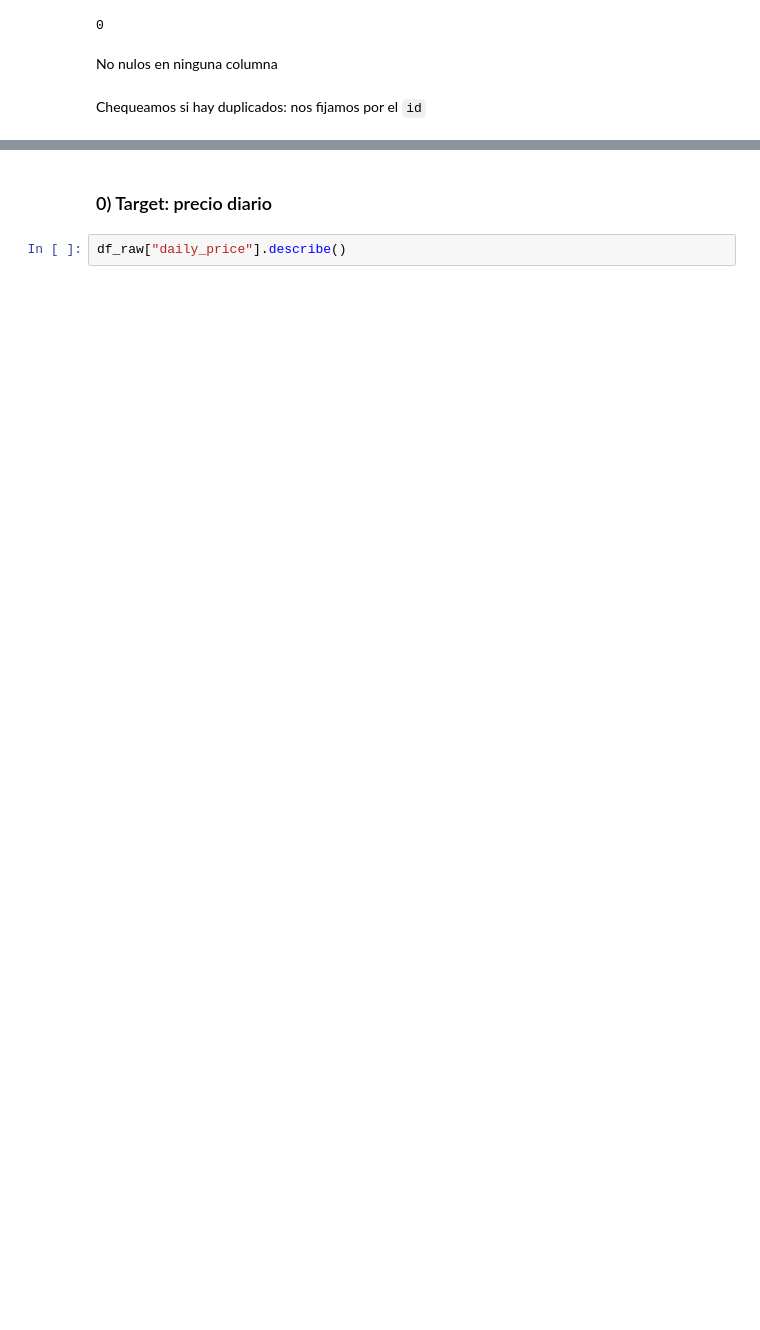
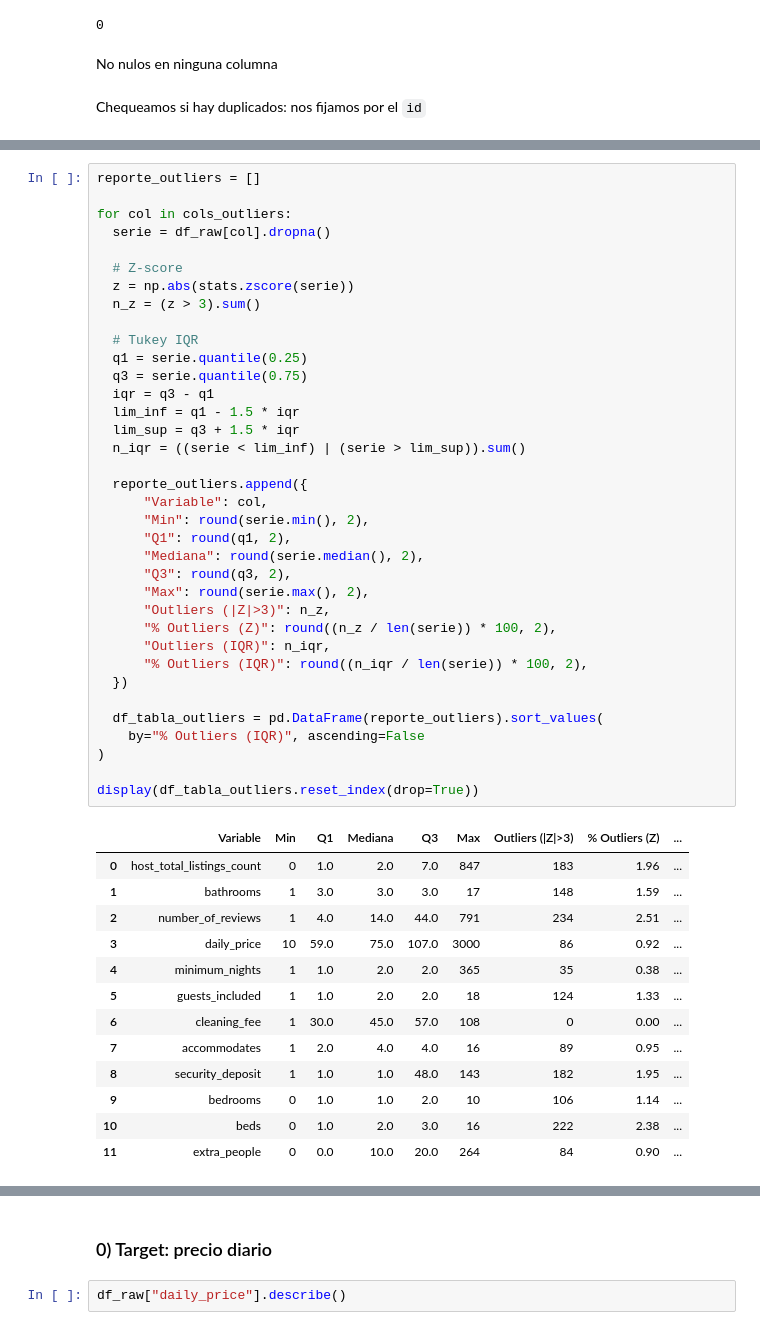
Before and after one commit to santidrelew/tp-mpg, a Jupyter notebook: notebooks/01_EDA.ipynb, the cells around one changed output, grey strips where cells are left out. Drawn from its saved outputs; the diff is of its cells as text; blank space fills up the shorter version.

```diff
--- a/notebooks/01_EDA.ipynb
+++ b/notebooks/01_EDA.ipynb
@@ -151,0 +255,50 @@ El objetivo del problema de regresión es **predecir el precio por noche (`daily
+# %%
+reporte_outliers = []
+
+for col in cols_outliers:
+  serie = df_raw[col].dropna()
+
+  # Z-score
+  z = np.abs(stats.zscore(serie))
+  n_z = (z > 3).sum()
+
+  # Tukey IQR
+  q1 = serie.quantile(0.25)
+  q3 = serie.quantile(0.75)
+  iqr = q3 - q1
+  lim_inf = q1 - 1.5 * iqr
+  lim_sup = q3 + 1.5 * iqr
+  n_iqr = ((serie < lim_inf) | (serie > lim_sup)).sum()
+
+  reporte_outliers.append({
+      "Variable": col,
+      "Min": round(serie.min(), 2),
+      "Q1": round(q1, 2),
+      "Mediana": round(serie.median(), 2),
+      "Q3": round(q3, 2),
+      "Max": round(serie.max(), 2),
+      "Outliers (|Z|>3)": n_z,
+      "% Outliers (Z)": round((n_z / len(serie)) * 100, 2),
+      "Outliers (IQR)": n_iqr,
+      "% Outliers (IQR)": round((n_iqr / len(serie)) * 100, 2),
+  })
+
+  df_tabla_outliers = pd.DataFrame(reporte_outliers).sort_values(
+    by="% Outliers (IQR)", ascending=False
+)
+
+display(df_tabla_outliers.reset_index(drop=True))
+# %% [output]
+|  | Variable | Min | Q1 | Mediana | Q3 | Max | Outliers (|Z|>3) | % Outliers (Z) | ... |
+| 0 | host_total_listings_count | 0 | 1.0 | 2.0 | 7.0 | 847 | 183 | 1.96 | ... |
+| 1 | bathrooms | 1 | 3.0 | 3.0 | 3.0 | 17 | 148 | 1.59 | ... |
+| 2 | number_of_reviews | 1 | 4.0 | 14.0 | 44.0 | 791 | 234 | 2.51 | ... |
+| 3 | daily_price | 10 | 59.0 | 75.0 | 107.0 | 3000 | 86 | 0.92 | ... |
+| 4 | minimum_nights | 1 | 1.0 | 2.0 | 2.0 | 365 | 35 | 0.38 | ... |
+| 5 | guests_included | 1 | 1.0 | 2.0 | 2.0 | 18 | 124 | 1.33 | ... |
+| 6 | cleaning_fee | 1 | 30.0 | 45.0 | 57.0 | 108 | 0 | 0.00 | ... |
+| 7 | accommodates | 1 | 2.0 | 4.0 | 4.0 | 16 | 89 | 0.95 | ... |
+| 8 | security_deposit | 1 | 1.0 | 1.0 | 48.0 | 143 | 182 | 1.95 | ... |
+| 9 | bedrooms | 0 | 1.0 | 1.0 | 2.0 | 10 | 106 | 1.14 | ... |
+| 10 | beds | 0 | 1.0 | 2.0 | 3.0 | 16 | 222 | 2.38 | ... |
+| 11 | extra_people | 0 | 0.0 | 10.0 | 20.0 | 264 | 84 | 0.90 | ... |
```
Also changed, not shown: parts of 88 cells of this notebook.
